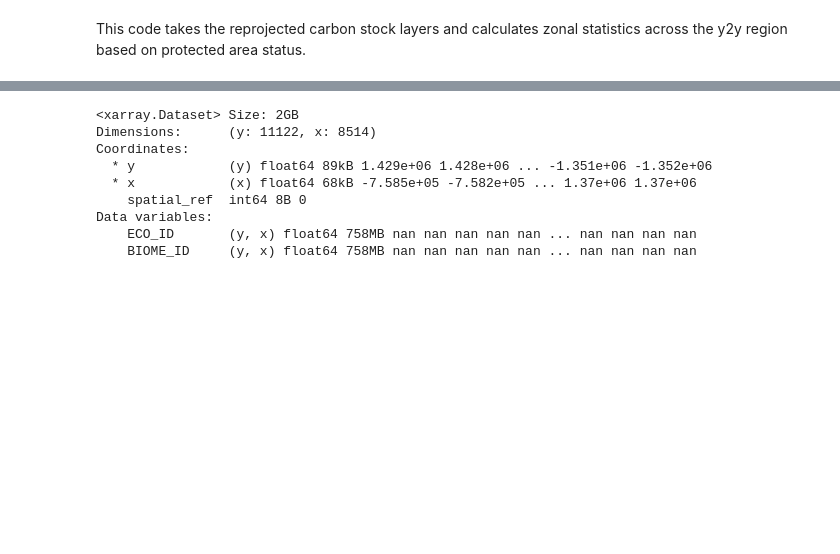
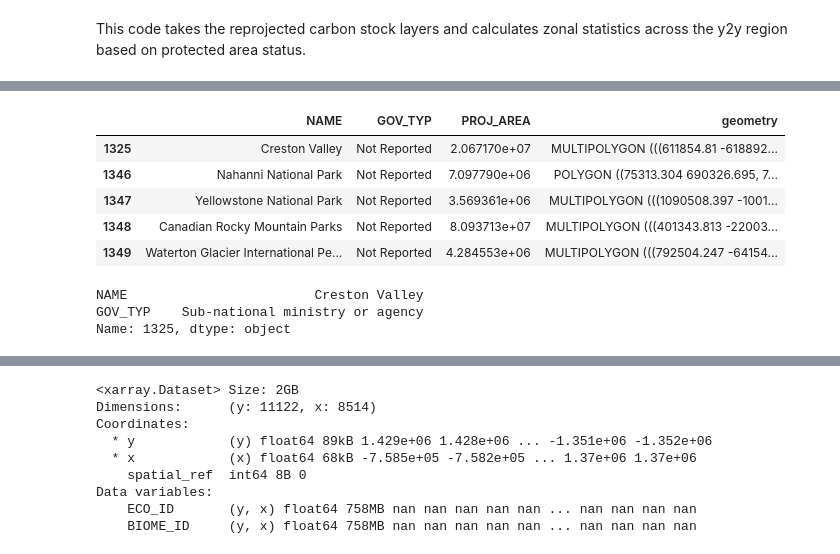
Before and after one commit to bermane/y2y-carbon, a Jupyter notebook: calculate_carbon_stock_zonal_stats_protected_areas.ipynb, the cells around one changed output, grey strips where cells are left out. Drawn from its saved outputs; the diff is of its cells as text; code cells hidden in the pictures; blank space fills up the shorter version.

```diff
--- a/calculate_carbon_stock_zonal_stats_protected_areas.ipynb
+++ b/calculate_carbon_stock_zonal_stats_protected_areas.ipynb
@@ -139,0 +145,5 @@ eco
+# %%
+# recheck gov type
+protect['PROJ_AREA'] = protect.geometry.area
+protect.groupby('GOV_TYP')['PROJ_AREA'].sum().sort_values(
+    ascending=False) / 1e+6  # km^2
@@ -139,0 +158,10 @@ eco
+# %%
+# check not reported gov_type
+protect.query("GOV_TYP=='Not Reported'")
+# %% [output]
+|  | NAME | GOV_TYP | PROJ_AREA | geometry |
+| 1325 | Creston Valley | Not Reported | 2.067170e+07 | MULTIPOLYGON (((611854.81 -618892... |
+| 1346 | Nahanni National Park | Not Reported | 7.097790e+06 | POLYGON ((75313.304 690326.695, 7... |
+| 1347 | Yellowstone National Park | Not Reported | 3.569361e+06 | MULTIPOLYGON (((1090508.397 -1001... |
+| 1348 | Canadian Rocky Mountain Parks | Not Reported | 8.093713e+07 | MULTIPOLYGON (((401343.813 -22003... |
+| 1349 | Waterton Glacier International Pe... | Not Reported | 4.284553e+06 | MULTIPOLYGON (((792504.247 -64154... |
@@ -139,0 +175,7 @@ eco
+# %%
+# check value
+protect.loc[1325, ['NAME', 'GOV_TYP']]
+# %% [output]
+NAME                        Creston Valley
+GOV_TYP    Sub-national ministry or agency
+Name: 1325, dtype: object
```
Also changed, not shown: parts of 28 cells of this notebook, 1 other file.
